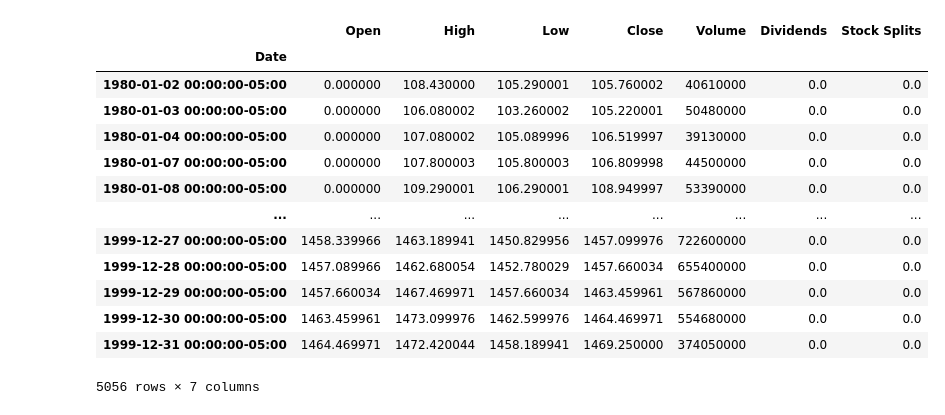
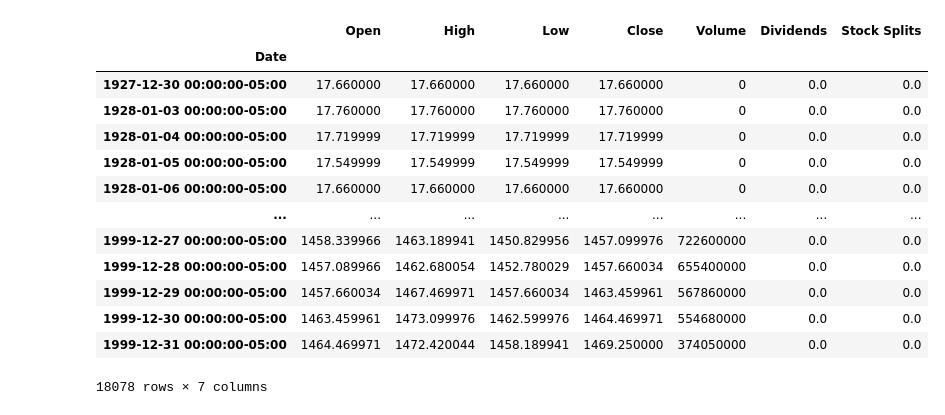
Before and after one commit to NervOUs11/Predict_S-P500, a Jupyter notebook: Code.ipynb, the cells around one changed output. Drawn from its saved outputs; the diff is of its cells as text; code cells hidden in the pictures.

```diff
--- a/Code.ipynb
+++ b/Code.ipynb
@@ -17,27 +17,27 @@ from keras.layers import Dense, LSTM, Dropout
 # %%
 sp500 = yf.Ticker('^GSPC')
 
 interval = '1d'
-start = '1980-01-01'
+start = '1927-01-01'
 end = '2000-01-01'
 
 train_data = sp500.history(interval=interval, start=start, end=end)
 
 # Show
 train_data
 # %% [output]
 |  | Open | High | Low | Close | Volume | Dividends | Stock Splits |
 | Date |  |  |  |  |  |  |  |
-| 1980-01-02 00:00:00-05:00 | 0.000000 | 108.430000 | 105.290001 | 105.760002 | 40610000 | 0.0 | 0.0 |
-| 1980-01-03 00:00:00-05:00 | 0.000000 | 106.080002 | 103.260002 | 105.220001 | 50480000 | 0.0 | 0.0 |
-| 1980-01-04 00:00:00-05:00 | 0.000000 | 107.080002 | 105.089996 | 106.519997 | 39130000 | 0.0 | 0.0 |
-| 1980-01-07 00:00:00-05:00 | 0.000000 | 107.800003 | 105.800003 | 106.809998 | 44500000 | 0.0 | 0.0 |
-| 1980-01-08 00:00:00-05:00 | 0.000000 | 109.290001 | 106.290001 | 108.949997 | 53390000 | 0.0 | 0.0 |
+| 1927-12-30 00:00:00-05:00 | 17.660000 | 17.660000 | 17.660000 | 17.660000 | 0 | 0.0 | 0.0 |
+| 1928-01-03 00:00:00-05:00 | 17.760000 | 17.760000 | 17.760000 | 17.760000 | 0 | 0.0 | 0.0 |
+| 1928-01-04 00:00:00-05:00 | 17.719999 | 17.719999 | 17.719999 | 17.719999 | 0 | 0.0 | 0.0 |
+| 1928-01-05 00:00:00-05:00 | 17.549999 | 17.549999 | 17.549999 | 17.549999 | 0 | 0.0 | 0.0 |
+| 1928-01-06 00:00:00-05:00 | 17.660000 | 17.660000 | 17.660000 | 17.660000 | 0 | 0.0 | 0.0 |
 | ... | ... | ... | ... | ... | ... | ... | ... |
 | 1999-12-27 00:00:00-05:00 | 1458.339966 | 1463.189941 | 1450.829956 | 1457.099976 | 722600000 | 0.0 | 0.0 |
 | 1999-12-28 00:00:00-05:00 | 1457.089966 | 1462.680054 | 1452.780029 | 1457.660034 | 655400000 | 0.0 | 0.0 |
 | 1999-12-29 00:00:00-05:00 | 1457.660034 | 1467.469971 | 1457.660034 | 1463.459961 | 567860000 | 0.0 | 0.0 |
 | 1999-12-30 00:00:00-05:00 | 1463.459961 | 1473.099976 | 1462.599976 | 1464.469971 | 554680000 | 0.0 | 0.0 |
 | 1999-12-31 00:00:00-05:00 | 1464.469971 | 1472.420044 | 1458.189941 | 1469.250000 | 374050000 | 0.0 | 0.0 |
-5056 rows × 7 columns
+18078 rows × 7 columns
 # %%
```
Also changed, not shown: parts of 17 cells of this notebook.
